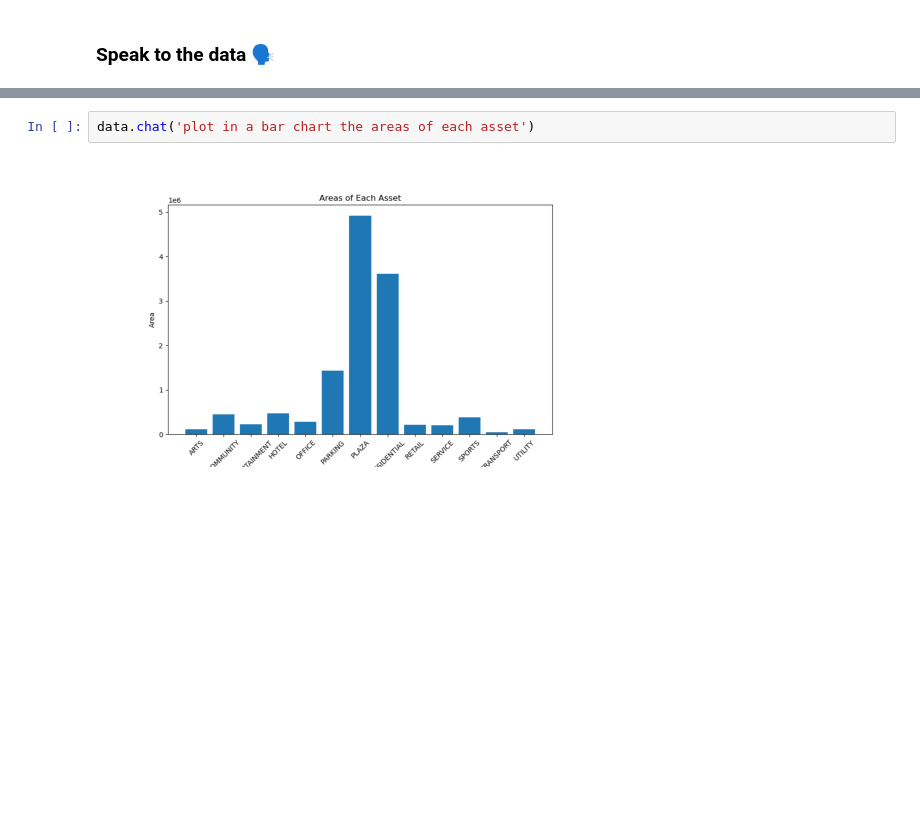
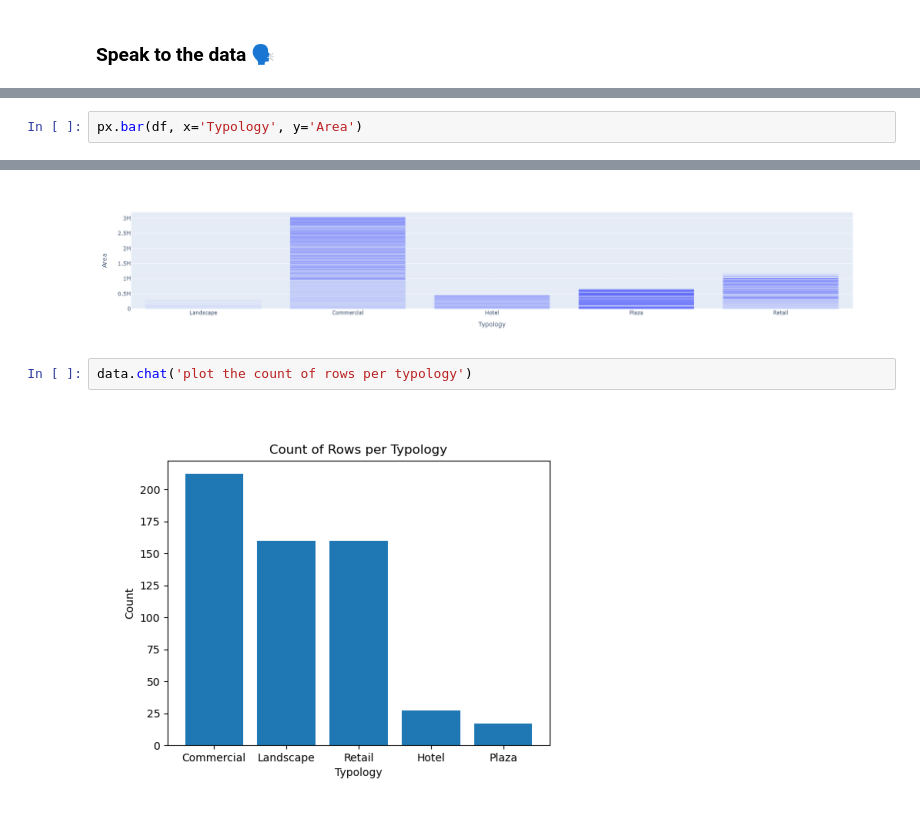
Before and after one commit to hramzan01/project_zero, a Jupyter notebook: nb_pandas_ai.ipynb, the cells around one changed output, grey strips where cells are left out. Saved outputs shown, nothing was run; the diff lists cells and outputs as text; blank space fills up the shorter version.

```diff
--- a/nb_pandas_ai.ipynb
+++ b/nb_pandas_ai.ipynb
@@ -42,0 +37,3 @@ data.chat('plot the areas per asset for the CITY SOUTH vs CITY NORTH. and make t
+# %%
+px.bar(df, x='Typology', y='Area')
+# %% [output]
@@ -43,7 +41,8 @@ data.chat('plot the areas per asset for the CITY SOUTH vs CITY NORTH. and make t
+[figure, added]
 # %%
-data.chat('plot in a bar chart the areas of each asset')
+data.chat('plot the count of rows per typology')
 # %% [output]
-[figure, old version]
+[figure, new version]
 # %%
 data.chat('is there anything uniques about this dataset')
 # %% [output]
```
Also changed, not shown: parts of 10 cells of this notebook, 9 other files.
